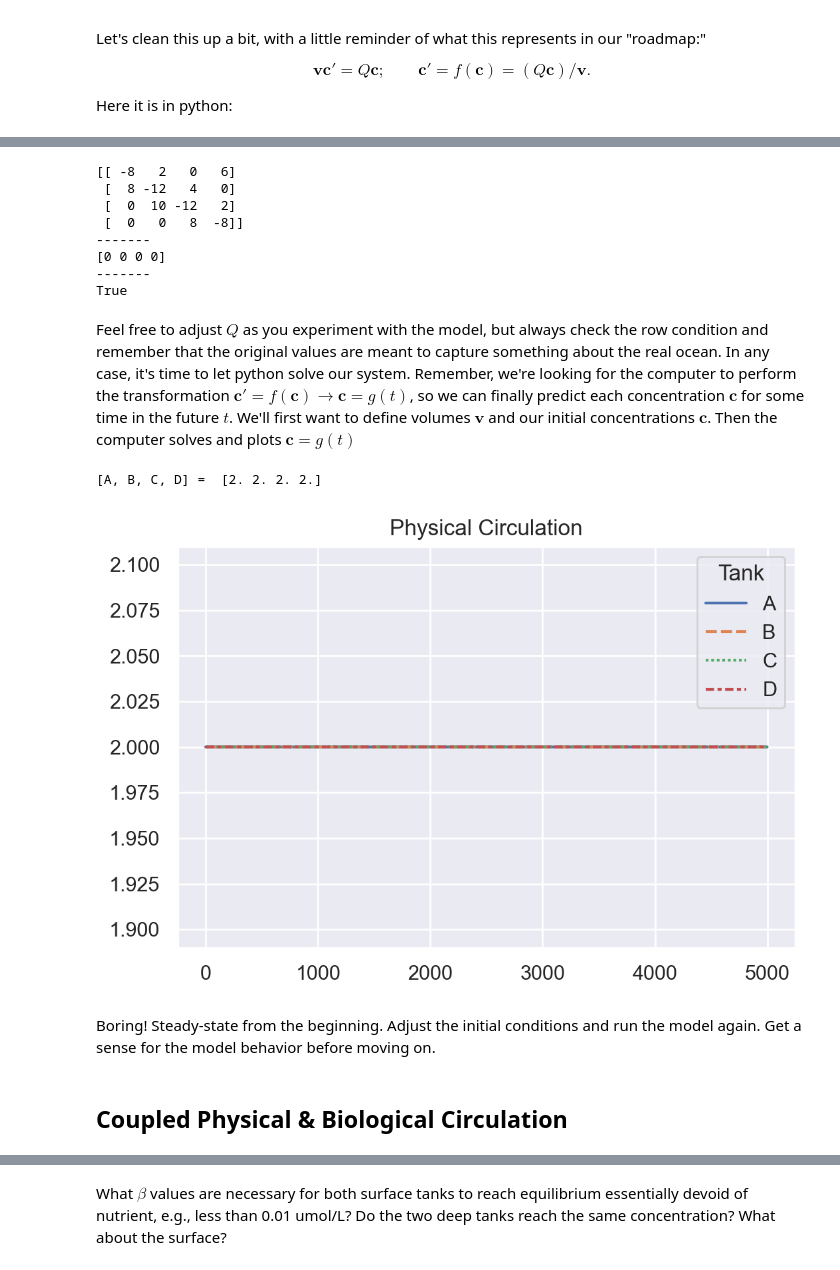
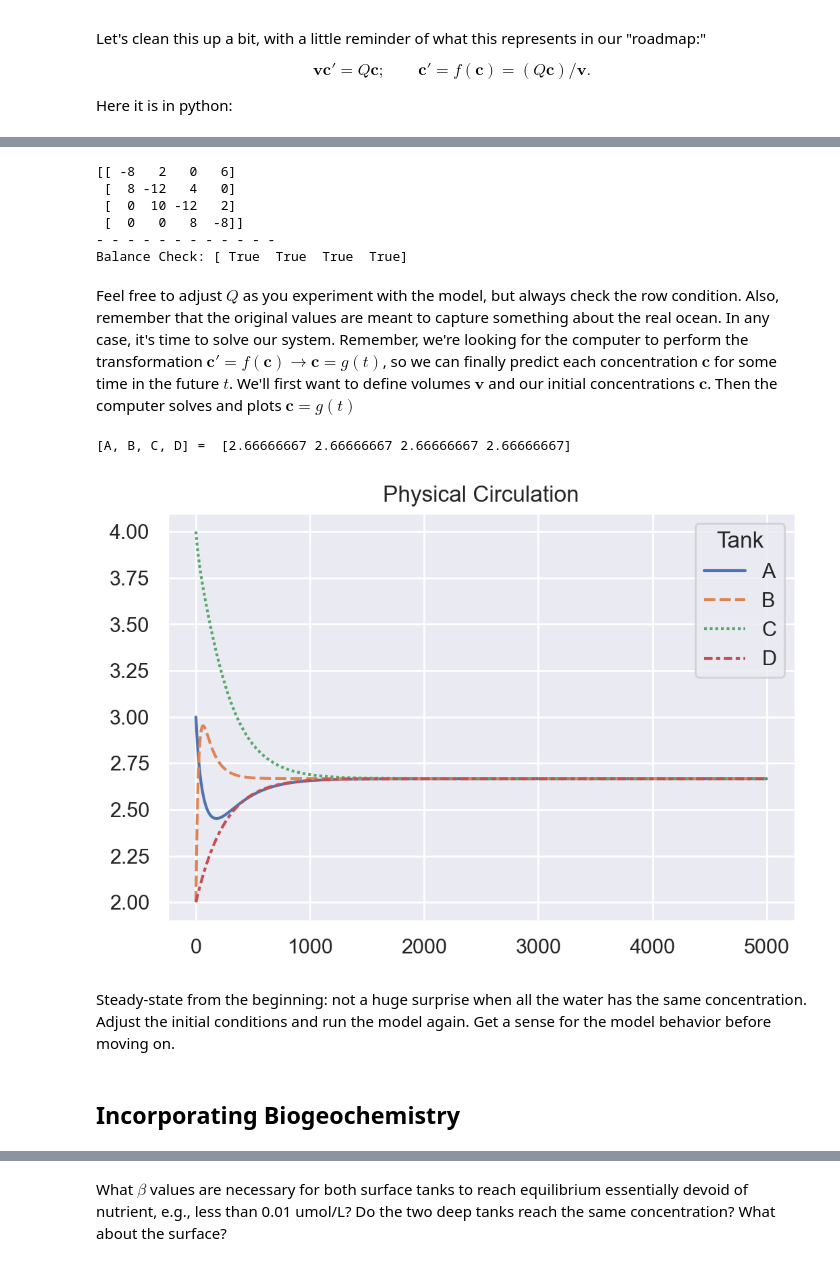
Before and after one commit to hernypeterson/nutrient-model, a Jupyter notebook: nutrient-model.ipynb, the cells around one changed output, grey strips where cells are left out. Saved outputs shown, nothing was run; the diff lists cells and outputs as text; code cells hidden in the pictures.

```diff
--- a/nutrient-model.ipynb
+++ b/nutrient-model.ipynb
@@ -157,47 +171,48 @@ Qh = np.array([[0,  2, 0, 6],
 # complete flow matrix. diagonal entries set so columns (axis = 0) sum to zero
 Q = Qh - np.diag(Qh.sum(axis = 0)) # L/hr
 
-print(Q) # compare Q with Qh
-print("-------")
-print(Q.sum(axis = 1)) # check each row (axis = 1) sums to zero
-print("-------")
-print(np.array_equal(Qh.sum(axis = 0), Qh.sum(axis = 1)))
+# show how Q has been constructed
+print(Q)
+
+print("- - - - - - - - - - - -")
+
+# Check that each tank volume is fixed
+# True for each row that sums to zero
+print(f"Balance Check: {Q.sum(axis = 1) == [0, 0, 0, 0]}")
 # %% [output]
 [[ -8   2   0   6]
  [  8 -12   4   0]
  [  0  10 -12   2]
  [  0   0   8  -8]]
--------
-[0 0 0 0]
--------
-True
+- - - - - - - - - - - -
+Balance Check: [ True  True  True  True]
 # %% [markdown]
-Feel free to adjust $Q$ as you experiment with the model, but always check the row condition and remember that the original values are meant to capture something about the real ocean. In any case, it's time to let python solve our system. Remember, we're looking for the computer to perform the transformation $\mathbf{c}'=f(\mathbf{c})\longrightarrow\mathbf{c} = g(t)$, so we can finally predict each concentration $\mathbf{c}$ for some time in the future $t$. We'll first want to define volumes $\mathbf{v}$ and our initial concentrations $\mathbf{c}$. Then the computer solves and plots $\mathbf{c} = g(t)$
+Feel free to adjust $Q$ as you experiment with the model, but always check the row condition. Also, remember that the original values are meant to capture something about the real ocean. In any case, it's time to solve our system. Remember, we're looking for the computer to perform the transformation $\mathbf{c}'=f(\mathbf{c})\longrightarrow\mathbf{c} = g(t)$, so we can finally predict each concentration $\mathbf{c}$ for some time in the future $t$. We'll first want to define volumes $\mathbf{v}$ and our initial concentrations $\mathbf{c}$. Then the computer solves and plots $\mathbf{c} = g(t)$
 # %%
 # volume
 v = [600, 300, 3000, 6000] # L
 
 # initial concentration [PO4]
-P0 = [2, 2, 2, 2] # umol/L
+P0 = [3, 2, 4, 2] # umol/L
 
 # solve sys_abio with c = P0 and t = t (set to 5000 hrs at the very beginning)
 sol_phys = odeint(sys_phys, P0, t)
 
 # default plot settings
 def legend():
     plt.legend(title="Tank", labels=("A","B","C","D"))
 
 # plot
 sns.lineplot(data=sol_phys).set(title="Physical Circulation")
 legend()
 
 # show final concentrations (roughly steady state)
 print("[A, B, C, D] = ", sol_phys[-1])
 # %% [output]
-[A, B, C, D] =  [2. 2. 2. 2.]
+[A, B, C, D] =  [2.66666667 2.66666667 2.66666667 2.66666667]
-[figure, old version]
+[figure, new version]
 # %% [markdown]
-Boring! Steady-state from the beginning. Adjust the initial conditions and run the model again. Get a sense for the model behavior before moving on.
+Steady-state from the beginning: not a huge surprise when all the water has the same concentration. Adjust the initial conditions and run the model again. Get a sense for the model behavior before moving on.
 # %% [markdown]
-## Coupled Physical & Biological Circulation
+## Incorporating Biogeochemistry
 # %% [markdown]
```
Also changed, not shown: parts of 11 cells of this notebook.
